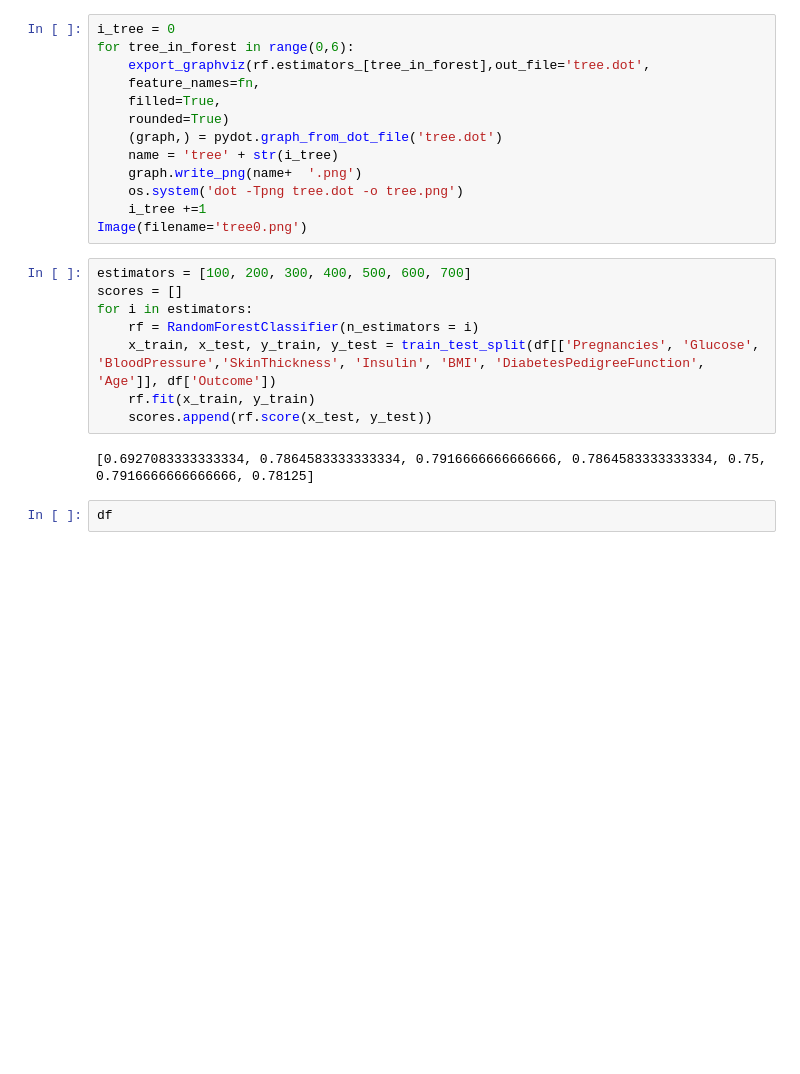
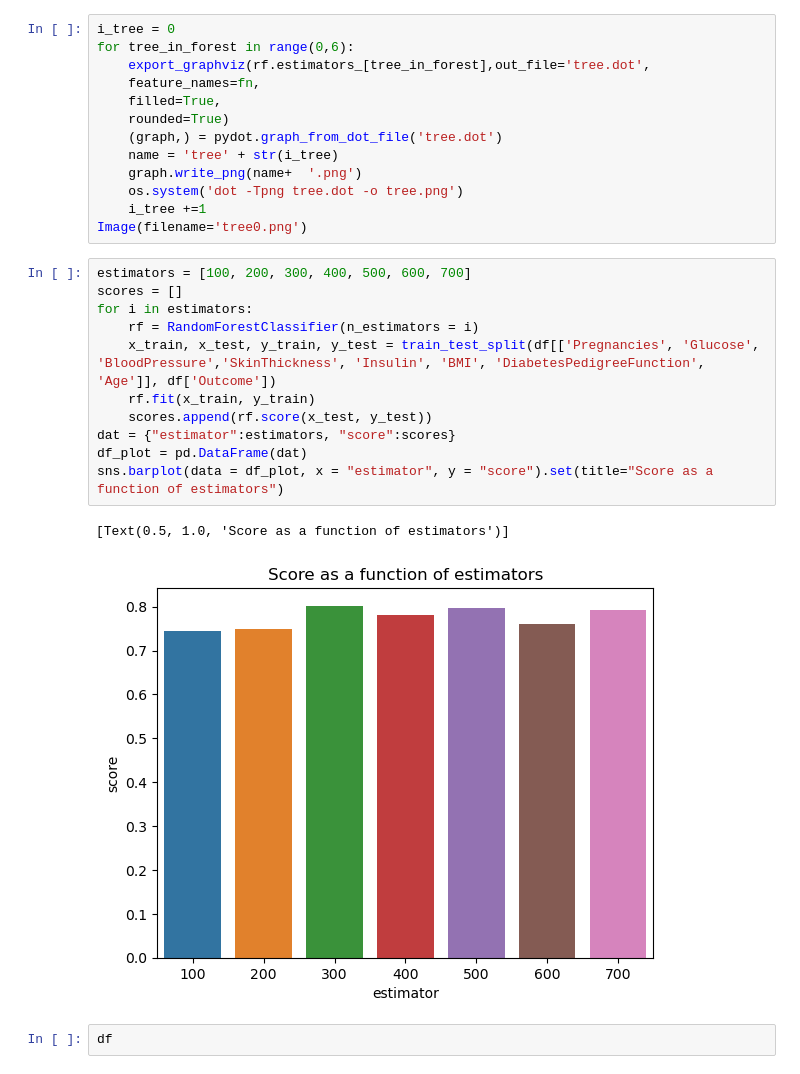
Before and after one commit to hgarg1/Yash_Interview, a Jupyter notebook: Yash_Interview.ipynb, the cells around one changed output. Drawn from its saved outputs; the diff is of its cells as text; blank space fills up the shorter version.

```diff
--- a/Yash_Interview.ipynb
+++ b/Yash_Interview.ipynb
@@ -54,13 +54,17 @@ Image(filename='tree0.png')
 # %%
 estimators = [100, 200, 300, 400, 500, 600, 700]
 scores = []
 for i in estimators:
     rf = RandomForestClassifier(n_estimators = i)
     x_train, x_test, y_train, y_test = train_test_split(df[['Pregnancies', 'Glucose', 'BloodPressure','SkinThickness', 'Insulin', 'BMI', 'DiabetesPedigreeFunction', 'Age']], df['Outcome'])
     rf.fit(x_train, y_train)
     scores.append(rf.score(x_test, y_test))
+dat = {"estimator":estimators, "score":scores}
+df_plot = pd.DataFrame(dat)
+sns.barplot(data = df_plot, x = "estimator", y = "score").set(title="Score as a function of estimators")
 # %% [output]
-[0.6927083333333334, 0.7864583333333334, 0.7916666666666666, 0.7864583333333334, 0.75, 0.7916666666666666, 0.78125]
+[Text(0.5, 1.0, 'Score as a function of estimators')]
+[figure, added]
 # %%
 df
 # %% [output]
```
Also changed, not shown: parts of 6 cells of this notebook.
